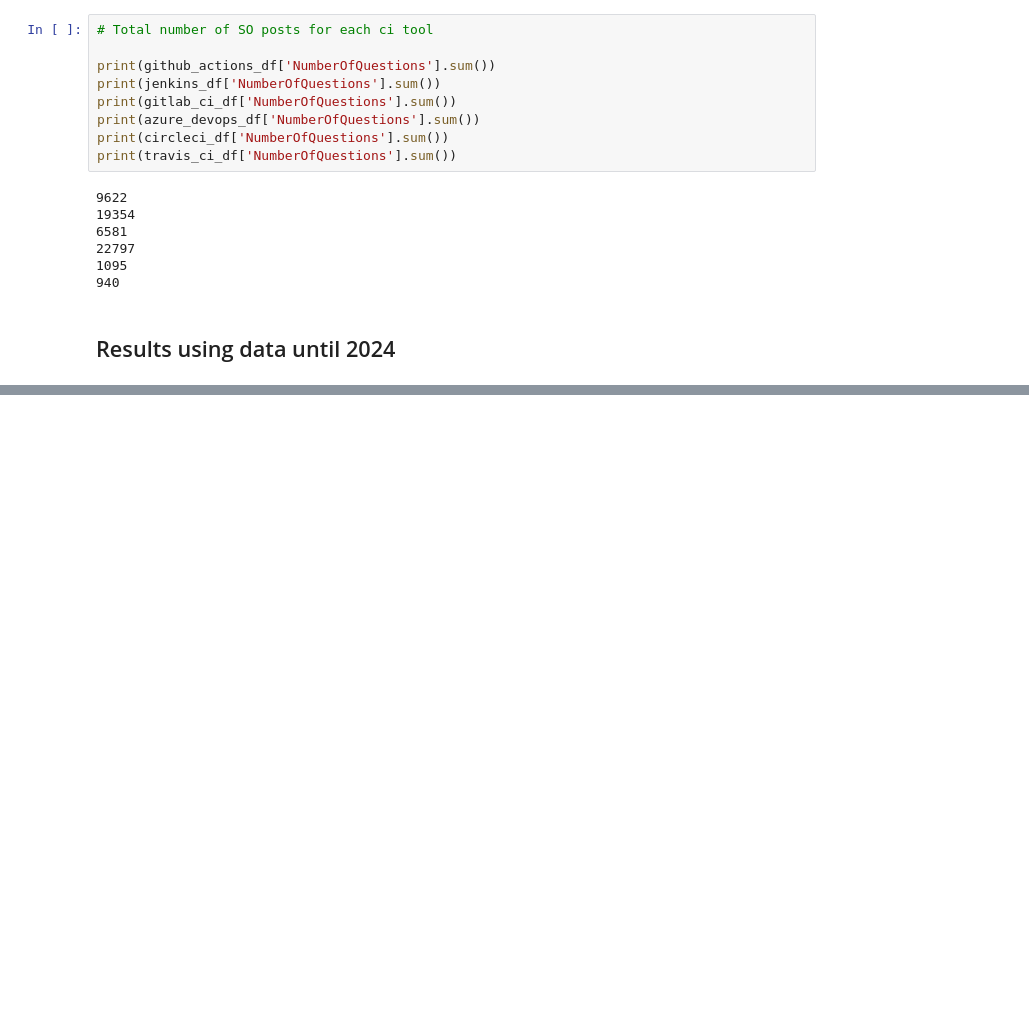
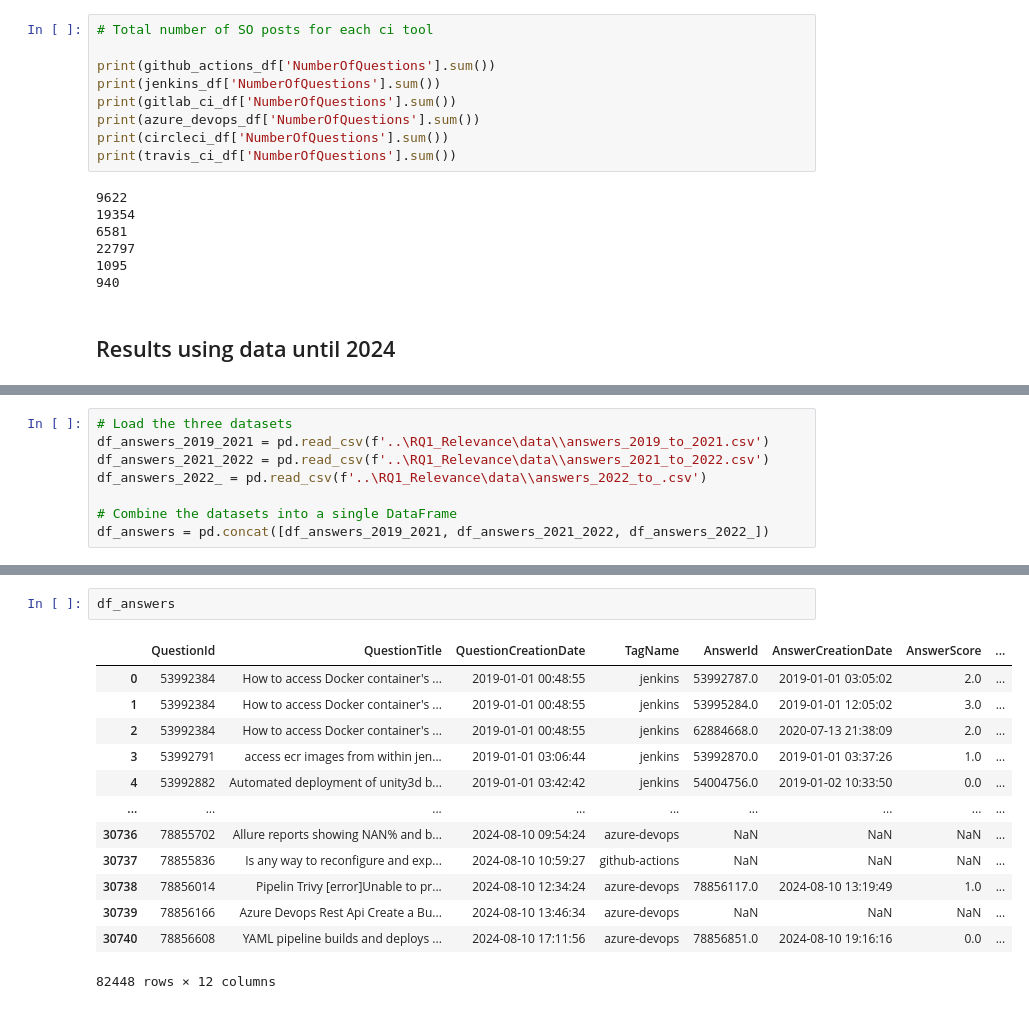
Before and after one commit to sandro-hernandez/GA_Developer_Needs_replication_package, a Jupyter notebook: RQ1_Relevance/ci_tools.ipynb, the cells around one changed output, grey strips where cells are left out. Saved outputs shown, nothing was run; the diff lists cells and outputs as text; blank space fills up the shorter version.

```diff
--- a/RQ1_Relevance/ci_tools.ipynb
+++ b/RQ1_Relevance/ci_tools.ipynb
@@ -218,0 +235,8 @@ circleci                      NaN           1086.0
+# %%
+# Load the three datasets
+df_answers_2019_2021 = pd.read_csv(f'..\RQ1_Relevance\data\\answers_2019_to_2021.csv')
+df_answers_2021_2022 = pd.read_csv(f'..\RQ1_Relevance\data\\answers_2021_to_2022.csv')
+df_answers_2022_ = pd.read_csv(f'..\RQ1_Relevance\data\\answers_2022_to_.csv')
+
+# Combine the datasets into a single DataFrame
+df_answers = pd.concat([df_answers_2019_2021, df_answers_2021_2022, df_answers_2022_])
@@ -218,0 +263,16 @@ circleci                      NaN           1086.0
+# %%
+df_answers
+# %% [output]
+|  | QuestionId | QuestionTitle | QuestionCreationDate | TagName | AnswerId | AnswerCreationDate | AnswerScore | ... |
+| 0 | 53992384 | How to access Docker container's ... | 2019-01-01 00:48:55 | jenkins | 53992787.0 | 2019-01-01 03:05:02 | 2.0 | ... |
+| 1 | 53992384 | How to access Docker container's ... | 2019-01-01 00:48:55 | jenkins | 53995284.0 | 2019-01-01 12:05:02 | 3.0 | ... |
+| 2 | 53992384 | How to access Docker container's ... | 2019-01-01 00:48:55 | jenkins | 62884668.0 | 2020-07-13 21:38:09 | 2.0 | ... |
+| 3 | 53992791 | access ecr images from within jen... | 2019-01-01 03:06:44 | jenkins | 53992870.0 | 2019-01-01 03:37:26 | 1.0 | ... |
+| 4 | 53992882 | Automated deployment of unity3d b... | 2019-01-01 03:42:42 | jenkins | 54004756.0 | 2019-01-02 10:33:50 | 0.0 | ... |
+| ... | ... | ... | ... | ... | ... | ... | ... | ... |
+| 30736 | 78855702 | Allure reports showing NAN% and b... | 2024-08-10 09:54:24 | azure-devops | NaN | NaN | NaN | ... |
+| 30737 | 78855836 | Is any way to reconfigure and exp... | 2024-08-10 10:59:27 | github-actions | NaN | NaN | NaN | ... |
+| 30738 | 78856014 | Pipelin Trivy [error]Unable to pr... | 2024-08-10 12:34:24 | azure-devops | 78856117.0 | 2024-08-10 13:19:49 | 1.0 | ... |
+| 30739 | 78856166 | Azure Devops Rest Api Create a Bu... | 2024-08-10 13:46:34 | azure-devops | NaN | NaN | NaN | ... |
+| 30740 | 78856608 | YAML pipeline builds and deploys ... | 2024-08-10 17:11:56 | azure-devops | 78856851.0 | 2024-08-10 19:16:16 | 0.0 | ... |
+82448 rows × 12 columns
```
Also changed, not shown: parts of 7 cells of this notebook, 12 other files.
